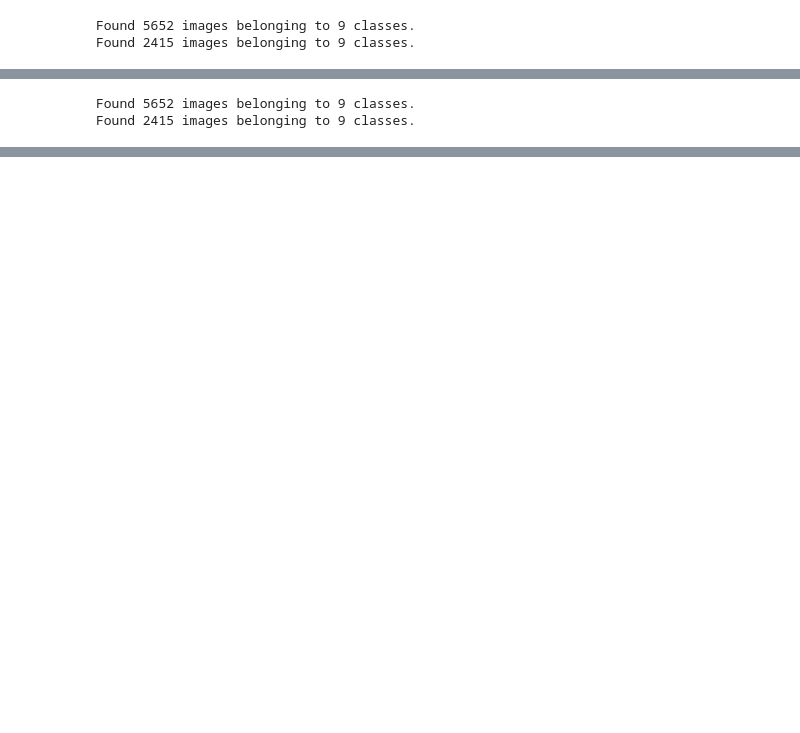
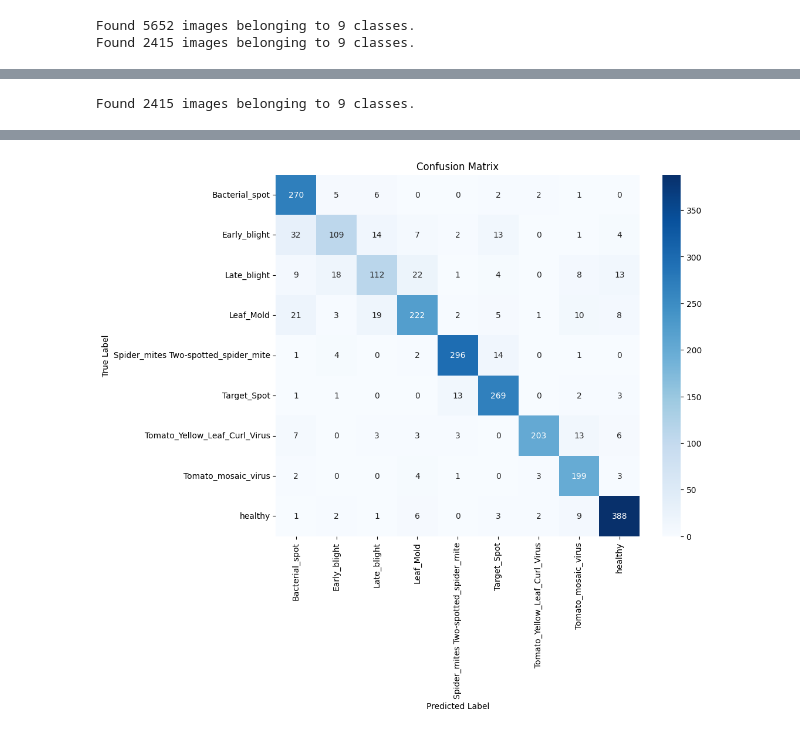
Before and after one commit to amdadev/amdadev, a Jupyter notebook: tomato_incption.ipynb, the cells around one changed output, grey strips where cells are left out. Saved outputs shown, nothing was run; the diff lists cells and outputs as text; code cells hidden in the pictures; blank space fills up the shorter version.

```diff
--- a/tomato_incption.ipynb
+++ b/tomato_incption.ipynb
@@ -159,26 +152,0 @@ dict_keys(['loss', 'accuracy', 'val_loss', 'val_accuracy'])
-# %%
-from keras.preprocessing.image import ImageDataGenerator
-data_dir = r'/content/drive/MyDrive/tomato/train'
-
-image_generator = ImageDataGenerator(validation_split=0.3)
-
-train_data_dir = image_generator.flow_from_directory(
-    batch_size=32,
-    directory=data_dir,
-    shuffle=True,
-    target_size=(299, 299),
-    subset="training",
-    class_mode='categorical'
-)
-
-validation_dir = image_generator.flow_from_directory(
-    batch_size=32,
-    directory=data_dir,
-    shuffle=True,
-    target_size=(299, 299),
-    subset="validation",
-    class_mode='categorical'
-)
-# %% [output]
-Found 5652 images belonging to 9 classes.
-Found 2415 images belonging to 9 classes.
@@ -219,0 +153,39 @@ print(classification_report(true_labels, predicted_labels, target_names=train_da
+# %%
+import numpy as np
+import matplotlib.pyplot as plt
+import seaborn as sns
+from sklearn.metrics import confusion_matrix
+from tensorflow.keras.models import load_model
+
+# Load the trained model
+model = load_model('Inception_v3_TL_tomato.keras')
+
+# Get predictions for the validation set
+validation_generator = image_generator.flow_from_directory(
+    batch_size=32,
+    directory=data_dir,
+    shuffle=False,
+    target_size=(299, 299),
+    subset="validation",
+    class_mode='categorical'
+)
+
+# Use predict instead of predict_generator
+Y_pred = model.predict(validation_generator, steps=validation_generator.samples // batch_size + 1)
+y_pred = np.argmax(Y_pred, axis=1)
+y_true = validation_generator.classes
+
+# Compute confusion matrix
+conf_mat = confusion_matrix(y_true, y_pred)
+
+# Plot the confusion matrix with numbers
+plt.figure(figsize=(10, 8))
+sns.heatmap(conf_mat, annot=True, fmt='d', cmap='Blues',
+            xticklabels=validation_generator.class_indices.keys(),
+            yticklabels=validation_generator.class_indices.keys())
+plt.title('Confusion Matrix')
+plt.xlabel('Predicted Label')
+plt.ylabel('True Label')
+plt.show()
+# %% [output]
+Found 2415 images belonging to 9 classes.
@@ -219,0 +193 @@ print(classification_report(true_labels, predicted_labels, target_names=train_da
+[figure, added]
```
Also changed, not shown: parts of 18 cells of this notebook.
